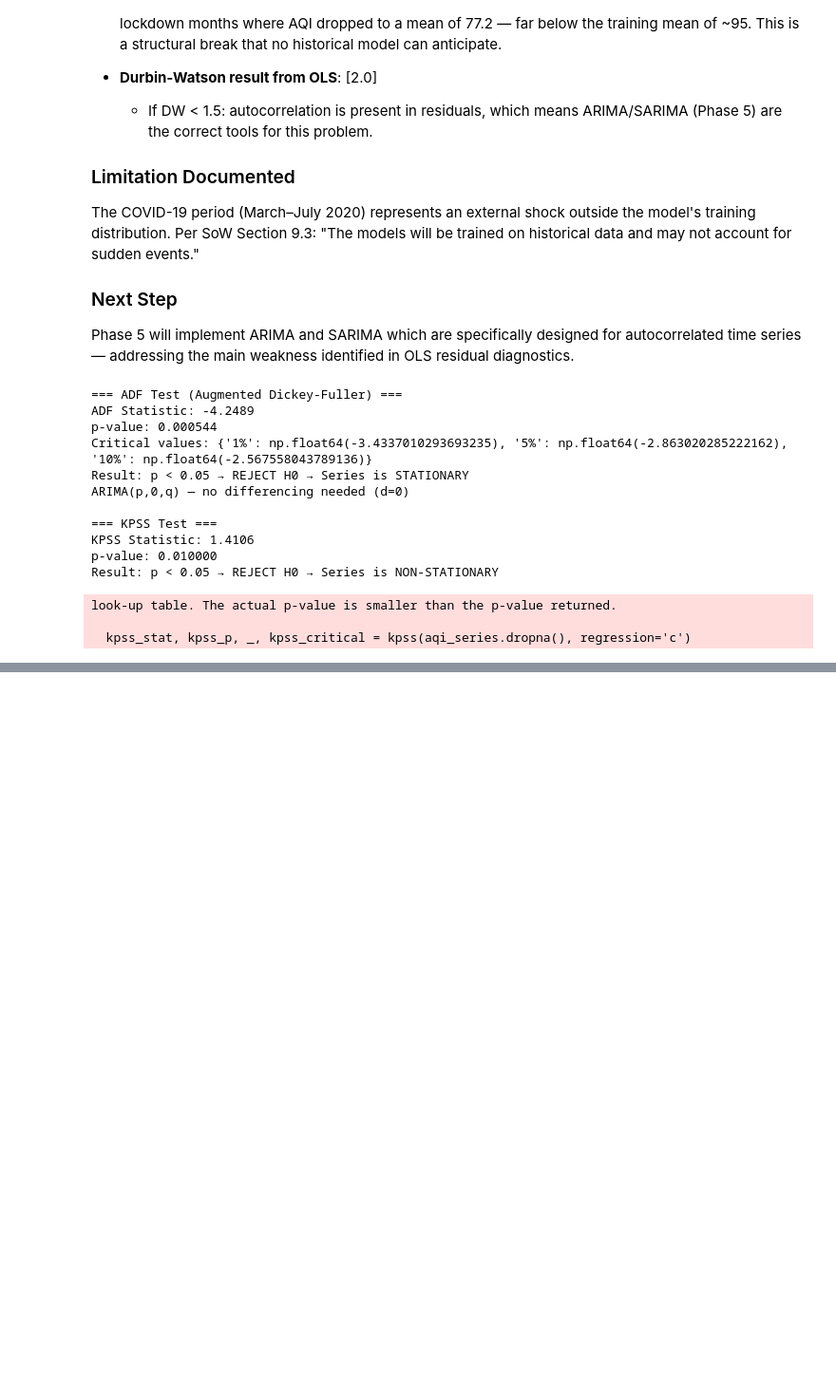
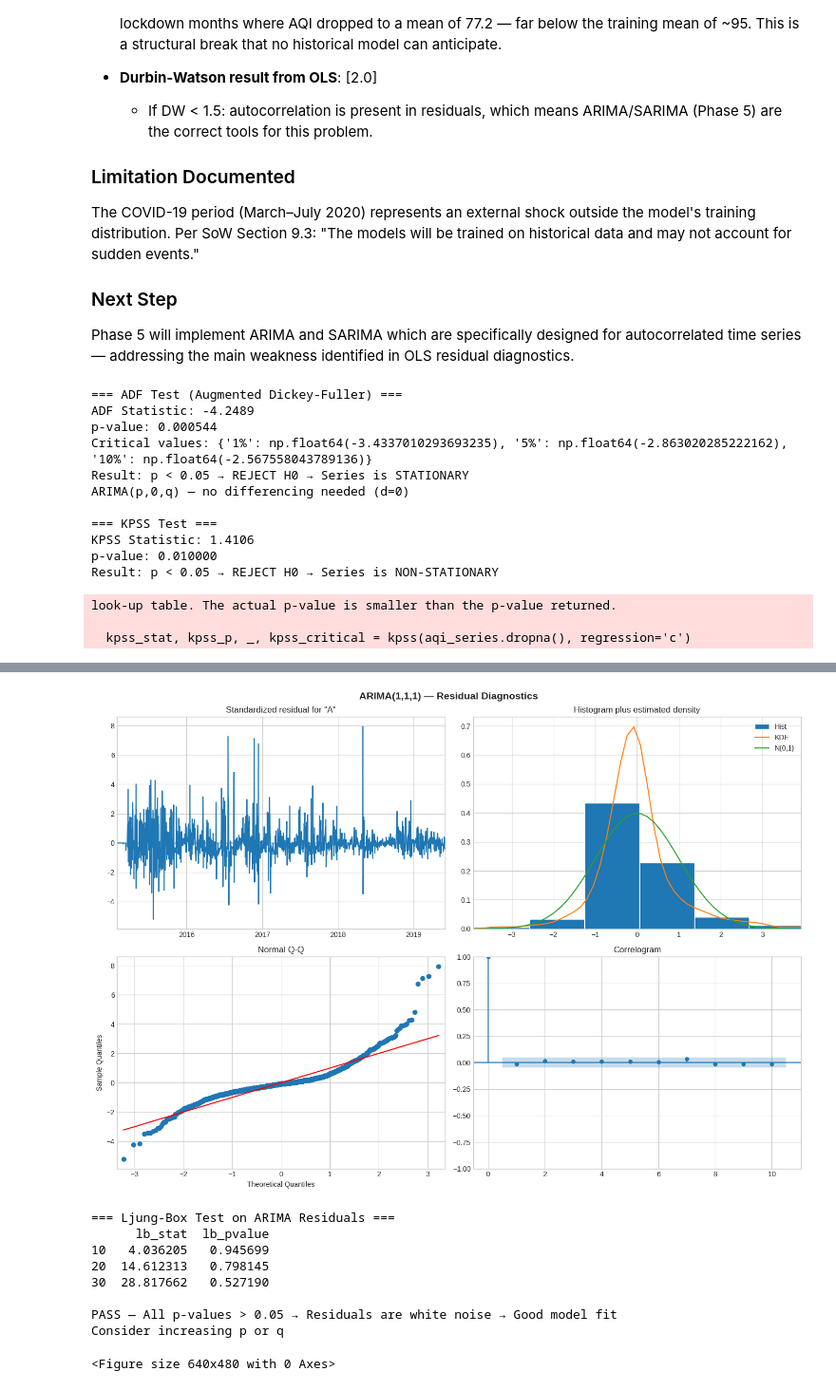
Before and after one commit to laharipallekala/bangalore-aqi-project, a Jupyter notebook: 03_modeling.ipynb, the cells around one changed output, grey strips where cells are left out. Shown at 95% size. Drawn from its saved outputs; the diff is of its cells as text; code cells hidden in the pictures; blank space fills up the shorter version.

```diff
--- a/03_modeling.ipynb
+++ b/03_modeling.ipynb
@@ -866,0 +1070,45 @@ look-up table. The actual p-value is smaller than the p-value returned.
+# %%
+# ARIMA residual diagnostics — Ljung-Box test
+# Plot ARIMA diagnostics
+fig = arima_model.plot_diagnostics(figsize=(14, 10))
+fig.suptitle(f'ARIMA({p},{d},{q}) — Residual Diagnostics', fontsize=14,
+fontweight='bold')
+plt.tight_layout()
+plt.savefig('./processed/plot_arima_diagnostics.png', dpi=150,
+bbox_inches='tight')
+plt.show()
+
+# Ljung-Box test on residuals
+lb_result = acorr_ljungbox(arima_model.resid, lags=[10, 20, 30], return_df=True)  # test at 10, 20, 30 lags
+print('=== Ljung-Box Test on ARIMA Residuals ===')
+print(lb_result)
+print()
+if (lb_result['lb_pvalue'] > 0.05).all():
+    print('PASS — All p-values > 0.05 → Residuals are white noise → Good model fit')
+else:
+    print('FAIL — Some p-values < 0.05 → Residuals still have autocorrelation')
+print('Consider increasing p or q')
+# %% [output]
+[figure, added]
+=== Ljung-Box Test on ARIMA Residuals ===
+      lb_stat  lb_pvalue
+10   4.036205   0.945699
+20  14.612313   0.798145
+30  28.817662   0.527190
+
+PASS — All p-values > 0.05 → Residuals are white noise → Good model fit
+Consider increasing p or q
+# %%
+#ARIMA actual vs predicted plot
+ax.plot(aqi_test_series.index, aqi_test_series.values, color='steelblue', linewidth=1.2, label='Actual AQI', alpha=0.9)
+ax.plot(aqi_test_series.index, arima_forecast.values, color='red', linewidth=1.2, label=f'ARIMA({p},{d},{q}) Predicted', alpha=0.8, linestyle='--')
+ax.set_title(f'ARIMA({p},{d},{q}) — Actual vs Predicted AQI\nMAE={mae_arima:.1f}  RMSE={rmse_arima:.1f}  R²={r2_arima:.3f}', fontweight='bold')
+ax.set_ylabel('AQI')
+ax.set_xlabel('Date')
+ax.legend()
+plt.tight_layout()
+plt.savefig('./processed/plot_arima_actual_vs_predicted.png', dpi=150,
+bbox_inches='tight')
+plt.show()
+# %% [output]
+<Figure size 640x480 with 0 Axes>
```
Also changed, not shown: parts of 25 cells of this notebook.
